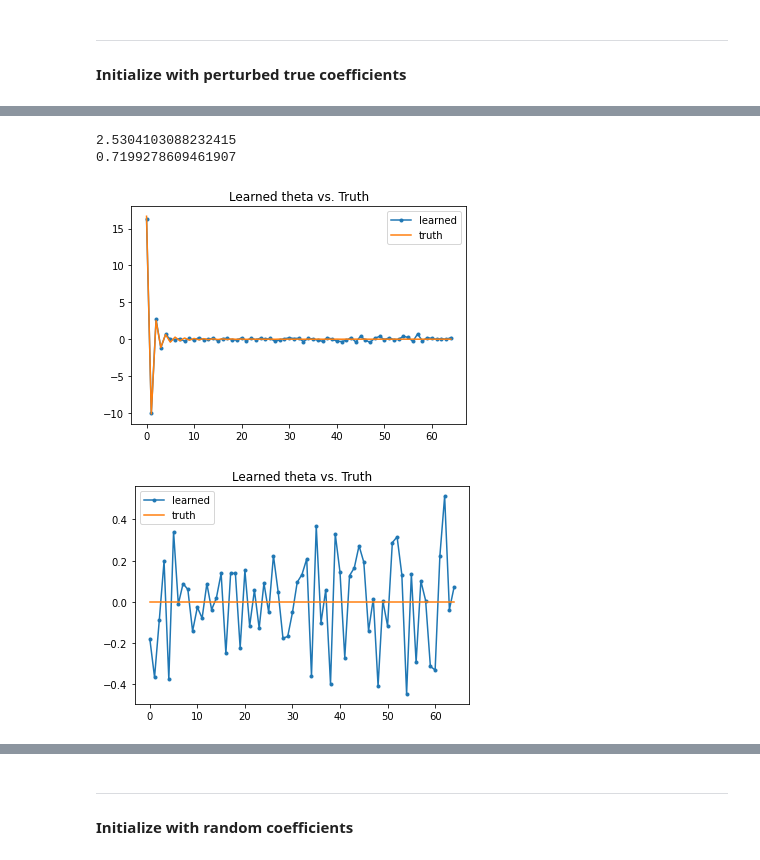
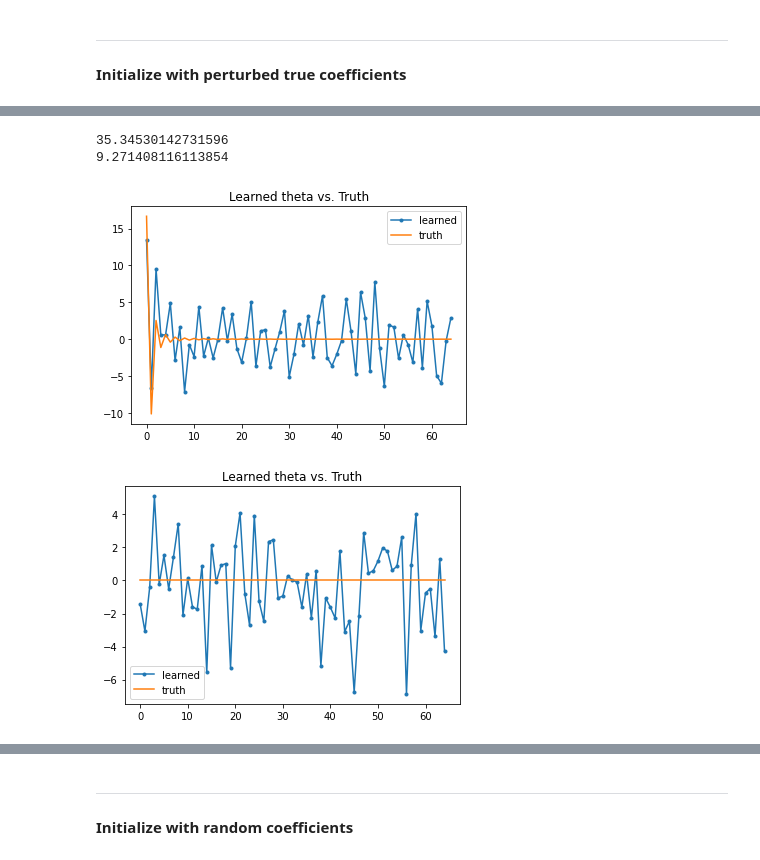
Before and after one commit to kbcollins/tdse, a Jupyter notebook: tdse-prob-density/tdse-prob-density-kbc.ipynb, the cells around one changed output, grey strips where cells are left out. Saved outputs shown, nothing was run; the diff lists cells and outputs as text; code cells hidden in the pictures.

```diff
--- a/tdse-prob-density/tdse-prob-density-kbc.ipynb
+++ b/tdse-prob-density/tdse-prob-density-kbc.ipynb
@@ -66,9 +66,9 @@ plt.show()
 # %% [output]
 [figure]
 # %%
-# compute the potential matrix in the Fourier representation
+# compute the potential operator matrix
 
-fourvtoeptrue = []
+vtoeptrue = []
 for thisfourn in range(2 * numfour + 1):
     def intgrnd(x):
         return v(x) * np.exp(-1j * np.pi * thisfourn * x / L) / (2 * L)
@@ -76,11 +76,11 @@ for thisfourn in range(2 * numfour + 1):
         return intgrnd(x).real
     def iintgrnd(x):
         return intgrnd(x).imag
-    fourvtoeptrue.append(si.quad(rintgrnd, -L, L, limit=100)[0] + 1j * si.quad(iintgrnd, -L, L, limit=100)[0])
+    vtoeptrue.append(si.quad(rintgrnd, -L, L, limit=100)[0] + 1j * si.quad(iintgrnd, -L, L, limit=100)[0])
 
-fourvtoeptrue = jnp.array(fourvtoeptrue)
+vtoeptrue = jnp.array(vtoeptrue)
 
-vmattrue = sl.toeplitz(r=fourvtoeptrue, c=np.conj(fourvtoeptrue))
+vmattrue = sl.toeplitz(r=vtoeptrue, c=np.conj(vtoeptrue))
 
 print('Shape vmattrue:', vmattrue.shape)
 # %% [output]
@@ -417,0 +547,8 @@ l2 error stt: 0.0
+# %%
+# true potential in a form that can be tested in objective
+
+vtoeptruecat = jnp.concatenate((jnp.real(vtoeptrue), jnp.concatenate((jnp.array([0.0]), jnp.imag(vtoeptrue[1:])))))
+
+print('Shape vfourcat:', vtoeptruecat.shape)
+
+print(nl.norm(vtoeptruecat[:2 * numfour + 1] + 1j * vtoeptruecat[2 * numfour + 1:] - vtoeptrue))
@@ -436,9 +597,9 @@ print(jnl.norm(gradprobobj(vfourtoepcat)))
 **Initialize with perturbed true coefficients**
 # %%
 seed = 1234  # set to None for random initialization
-thetatrub = vfourtoepcat.copy()
-# thetatrub += 2 * np.random.default_rng(seed).normal(size=len(thetatrub))
-thetatrub += 0.25 * np.random.default_rng(seed).normal(size=len(thetatrub))
+thetatrub = vtoeptruecat.copy()
+thetatrub += 2 * np.random.default_rng(seed).normal(size=len(thetatrub))
+# thetatrub += 0.25 * np.random.default_rng(seed).normal(size=len(thetatrub))
 
 thetatrub = jnp.array(thetatrub)
 # %%
@@ -450,7 +611,7 @@ print(nl.norm(gradprobobj(thetatrub)))
 # %%
-rslttrubjaxgrad = so.minimize(jitprobobj, thetatrub, jac=gradprobobj, tol=1e-12, options={'maxiter': 3000, 'disp': True, 'gtol': 1e-15}).x
+rslttrubjaxgrad = so.minimize(jitprobobj, thetatrub, jac=gradprobobj, tol=1e-12, options={'maxiter': 1000, 'disp': True, 'gtol': 1e-15}).x
 
 # rslttrubjaxgrad = so.minimize(jitprobobj, thetatrub, jac=gradprobobj, options={'maxiter': 2000, 'disp': True}).x
 
-# rslttrubjaxgrad = so.minimize(jitprobobj, vfourtoepcat, jac=gradprobobj, tol=1e-12, options={'maxiter': 3000, 'disp': True, 'gtol': 1e-15}).x
+# rslttrubjaxgrad = so.minimize(jitprobobj, vtoeptruecat, jac=gradprobobj, tol=1e-12, options={'maxiter': 3000, 'disp': True, 'gtol': 1e-15}).x
 # %% [output]
@@ -468,34 +629,34 @@ print(nl.norm(gradprobobj(rslttrubjaxgrad)))
 # %%
 fourvtoeplearn = rslttrubjaxgrad[:2 * numfour + 1] + 1j*rslttrubjaxgrad[2 * numfour + 1:]
-print(nl.norm(fourvtoeplearn - fourvtoeptrue))
-print(np.max(np.abs(fourvtoeplearn - fourvtoeptrue)))
+print(nl.norm(fourvtoeplearn - vtoeptrue))
+print(np.max(np.abs(fourvtoeplearn - vtoeptrue)))
 # %% [output]
-2.5304103088232415
-0.7199278609461907
+35.34530142731596
+9.271408116113854
 # %%
 # plot learned vs true
 cmpcfftrub = thetatrub[:2 * numfour + 1] + 1j * thetatrub[2 * numfour + 1:]
 # cmpcfftrub = thetatrub[:2 * numfour + 1] + 1j*np.concatenate(([0.0], thetatrub[2 * numfour + 1:]))
 
-cmprslttrubgrad = rslttrubjaxgrad[:2 * numfour + 1] + 1j*rslttrubjaxgrad[2 * numfour + 1:]
+cmprslttrubgrad = rslttrubjaxgrad[:2 * numfour + 1] + 1j * rslttrubjaxgrad[2 * numfour + 1:]
 # cmprslttrubgrad = rslttrubjaxgrad[:2 * numfour + 1] + 1j*np.concatenate(([0.0], rslttrubjaxgrad[2 * numfour + 1:]))
 
 plt.plot(np.real(cmprslttrubgrad), '.-', label='learned')
 # plt.plot(xvec, np.real(cmpcfftrub @ fourtox), label='init')
-plt.plot(np.real(fourvtoeptrue), label='truth')
+plt.plot(np.real(vtoeptrue), label='truth')
 # plt.plot(xvec, vxvec, label='real truth')
 plt.title('Learned theta vs. Truth')
 plt.legend()
 plt.show()
 
 plt.plot(np.imag(cmprslttrubgrad), '.-', label='learned')
 # plt.plot(xvec, np.real(cmpcfftrub @ fourtox), label='init')
-plt.plot(np.imag(fourvtoeptrue), label='truth')
+plt.plot(np.imag(vtoeptrue), label='truth')
 # plt.plot(xvec, vxvec, label='real truth')
 plt.title('Learned theta vs. Truth')
 plt.legend()
 plt.show()
 # %% [output]
-[figure, old version]
+[figure, new version]
-[figure, old version]
+[figure, new version]
 # %%
```
Also changed, not shown: parts of 30 cells of this notebook.
